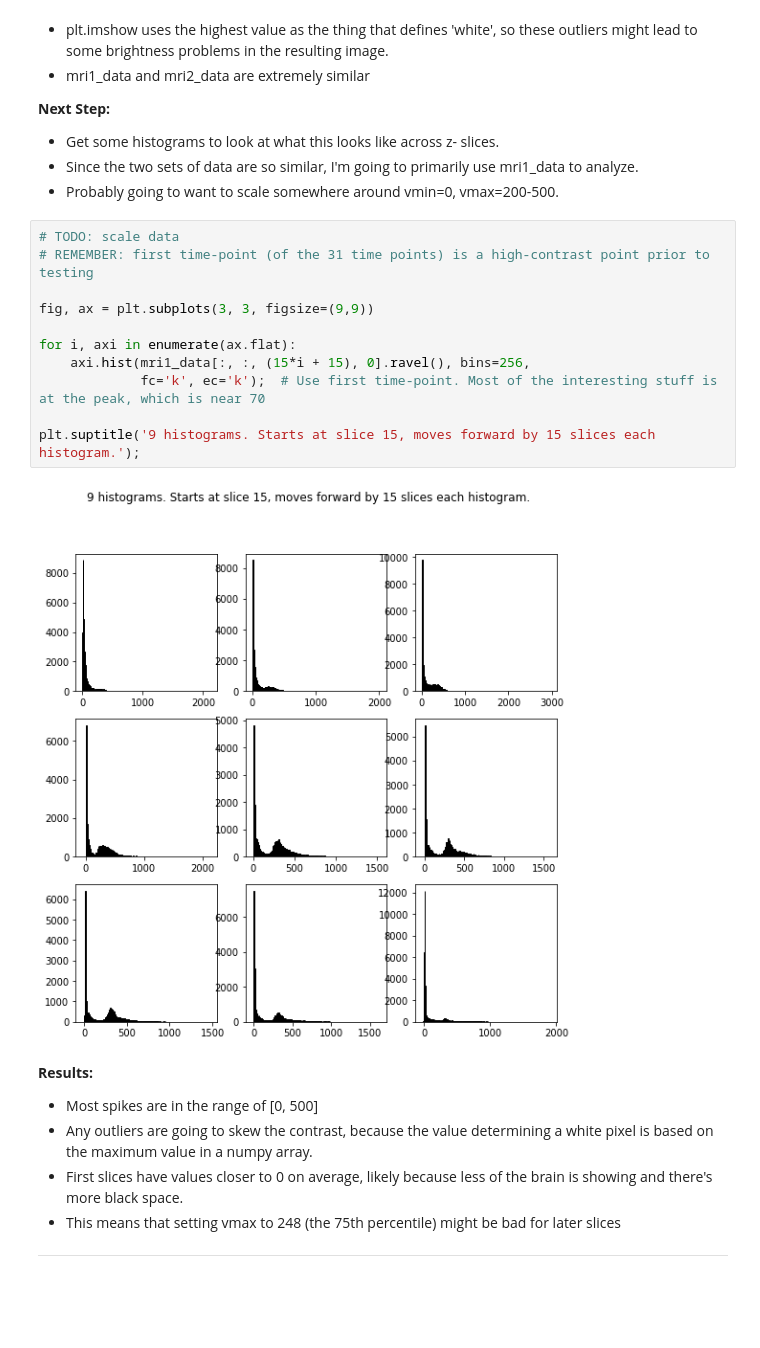
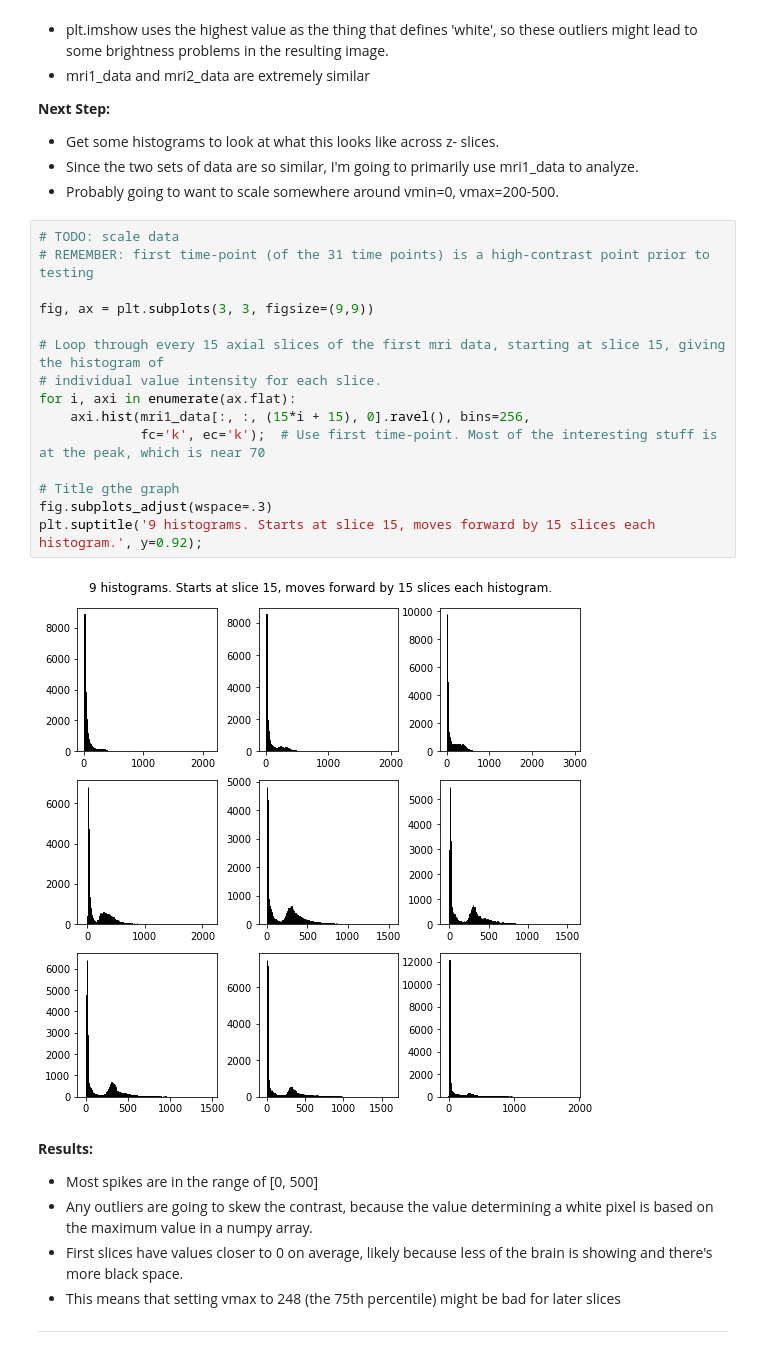
Before and after one commit to loftusa/mri-code-challenge, a Jupyter notebook: Main-analysis.ipynb, the cells around one changed output. Cells and saved outputs as stored; diff of their text form; blank space fills up the shorter version.

```diff
--- a/Main-analysis.ipynb
+++ b/Main-analysis.ipynb
@@ -125,16 +128,20 @@ dtype: float64
 # %%
 # TODO: scale data
 # REMEMBER: first time-point (of the 31 time points) is a high-contrast point prior to testing
 
 fig, ax = plt.subplots(3, 3, figsize=(9,9))
 
+# Loop through every 15 axial slices of the first mri data, starting at slice 15, giving the histogram of
+# individual value intensity for each slice.
 for i, axi in enumerate(ax.flat):
     axi.hist(mri1_data[:, :, (15*i + 15), 0].ravel(), bins=256,
              fc='k', ec='k');  # Use first time-point. Most of the interesting stuff is at the peak, which is near 70
 
-plt.suptitle('9 histograms. Starts at slice 15, moves forward by 15 slices each histogram.');
+# Title gthe graph
+fig.subplots_adjust(wspace=.3)
+plt.suptitle('9 histograms. Starts at slice 15, moves forward by 15 slices each histogram.', y=0.92);
 # %% [output]
-[figure, old version]
+[figure, new version]
 # %% [markdown]
 **Results:**
 
```
Also changed, not shown: parts of 30 cells of this notebook.
